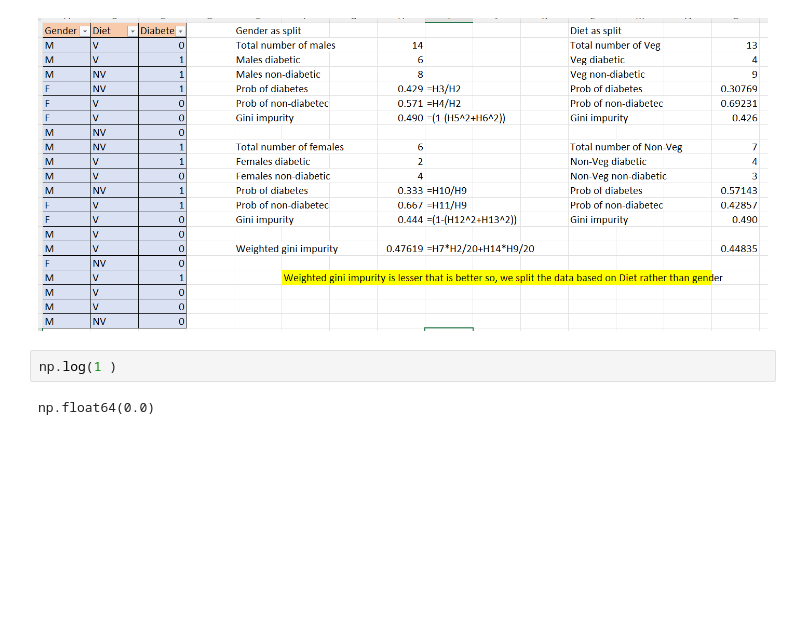
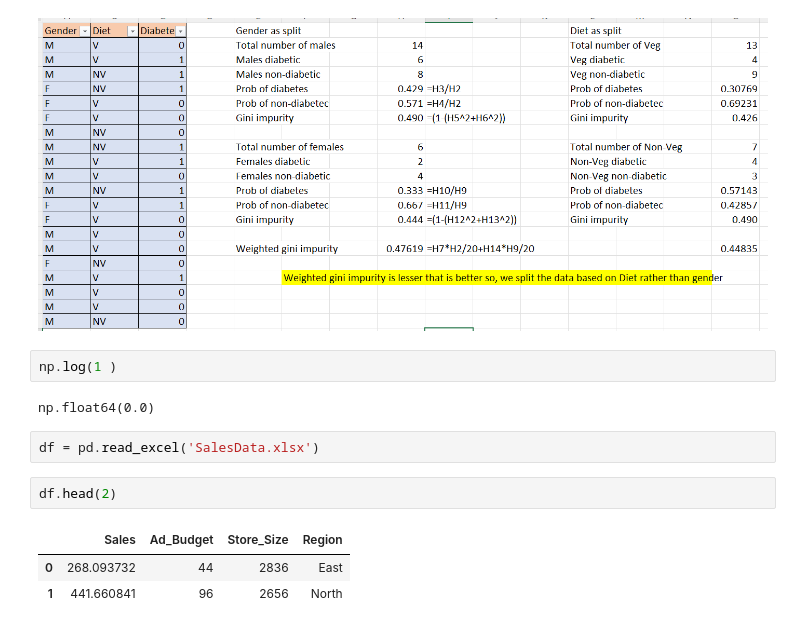
Before and after one commit to devdatta1429/BDA_Assignments, a Jupyter notebook: PML/Day_22_10_06.ipynb, the cells around one changed output. Cells and saved outputs as stored; diff of their text form; blank space fills up the shorter version.

```diff
--- a/PML/Day_22_10_06.ipynb
+++ b/PML/Day_22_10_06.ipynb
@@ -408,3 +408,11 @@ memory usage: 55.8+ KB
 np.log(1 )
 # %% [output]
 np.float64(0.0)
+# %%
+df = pd.read_excel('SalesData.xlsx')
+# %%
+df.head(2)
+# %% [output]
+|  | Sales | Ad_Budget | Store_Size | Region |
+| 0 | 268.093732 | 44 | 2836 | East |
+| 1 | 441.660841 | 96 | 2656 | North |
```
Also changed, not shown: parts of 10 cells of this notebook.
